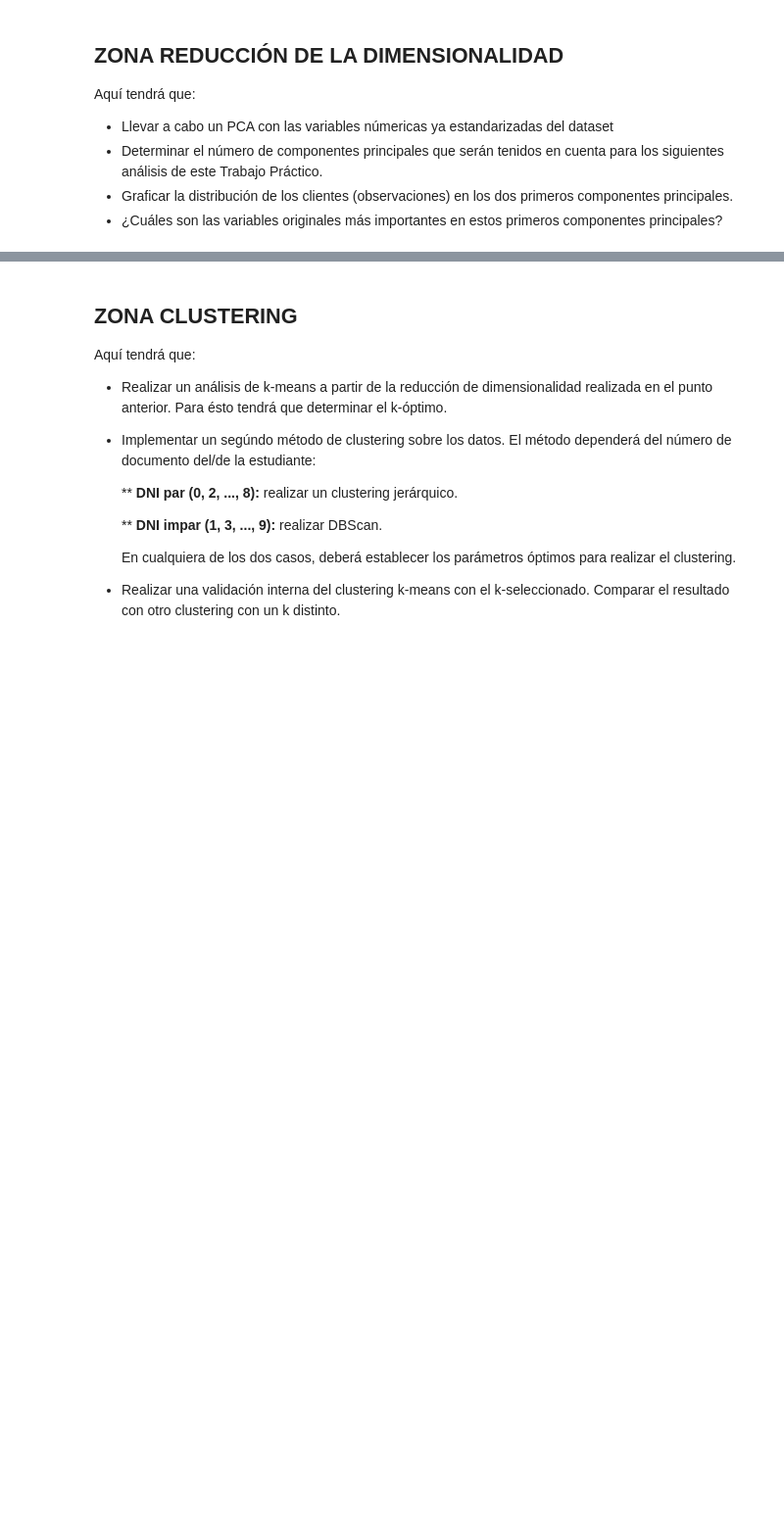
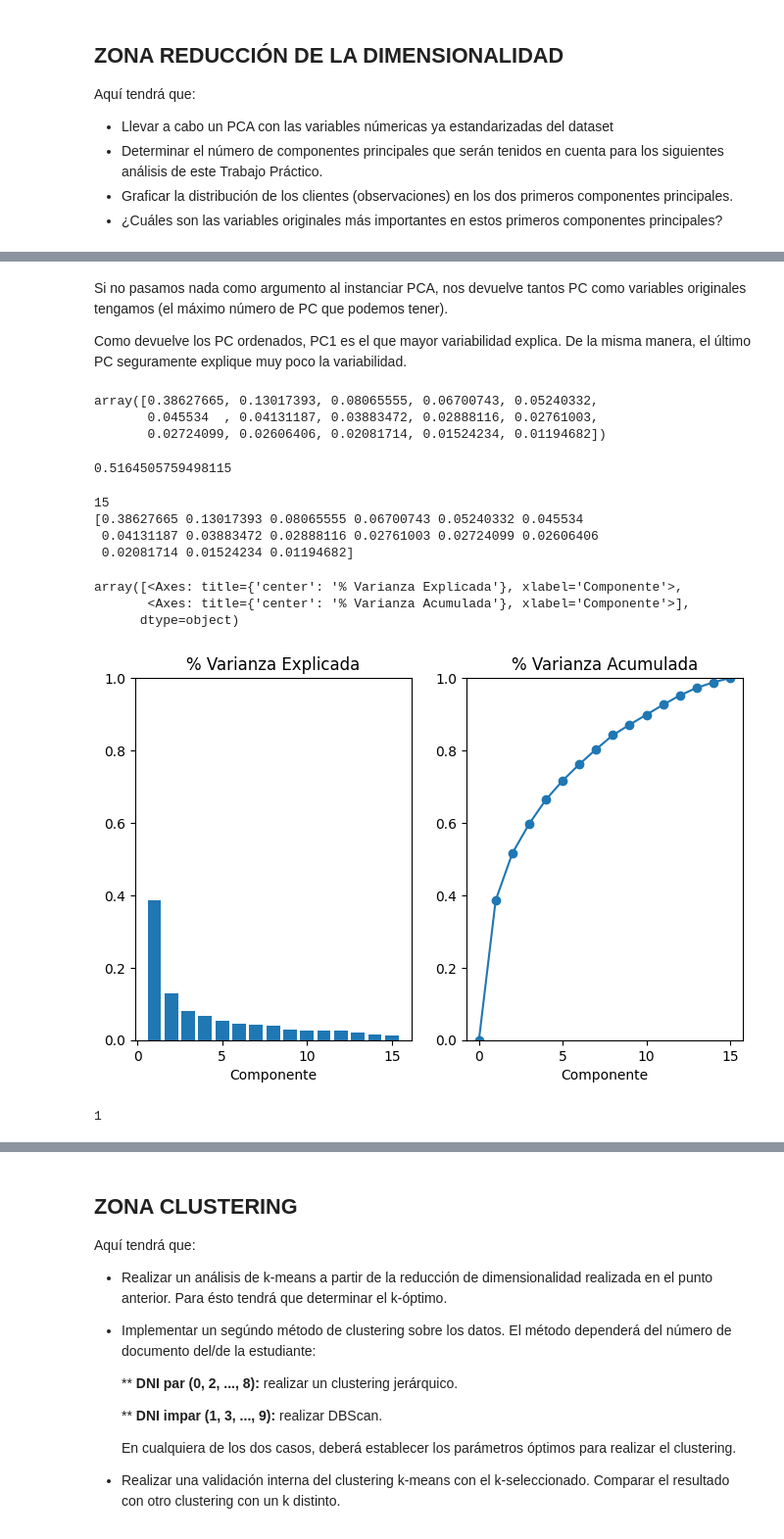
Before and after one commit to DanielIramain/aa-customer-personality-analysis, a Jupyter notebook: IRAMAIN_DANIEL_TP_MANS_2023.ipynb, the cells around one changed output, grey strips where cells are left out. Shown at 98% size. Saved outputs shown, nothing was run; the diff lists cells and outputs as text; code cells hidden in the pictures; blank space fills up the shorter version.

```diff
--- a/IRAMAIN_DANIEL_TP_MANS_2023.ipynb
+++ b/IRAMAIN_DANIEL_TP_MANS_2023.ipynb
@@ -303,0 +360,10 @@ Aquí tendrá que:
+# %%
+#PCA
+pca = PCA()
+data_pca = pca.fit_transform(data)
+
+##Convertimos el resultado en un dataframe
+componentes = [f"PC{i+1}" for i in range(data_pca.shape[1])]
+data_pca = pd.DataFrame(data_pca, columns=componentes)
+
+data_pca.head()
@@ -303,0 +377,67 @@ Aquí tendrá que:
+# %% [markdown]
+Si no pasamos nada como argumento al instanciar PCA, nos devuelve tantos PC como variables originales tengamos (el máximo número de PC que podemos tener).
+
+Como devuelve los PC ordenados, PC1 es el que mayor variabilidad explica. De la misma manera, el último PC seguramente explique muy poco la variabilidad.
+# %%
+#Porcentaje de variabilidad explicado por cada PC
+#devuelvo en forma de array
+pca.explained_variance_ratio_
+# %% [output]
+array([0.38627665, 0.13017393, 0.08065555, 0.06700743, 0.05240332,
+       0.045534  , 0.04131187, 0.03883472, 0.02888116, 0.02761003,
+       0.02724099, 0.02606406, 0.02081714, 0.01524234, 0.01194682])
+# %%
+pc_principales = pca.explained_variance_ratio_[0] + pca.explained_variance_ratio_[1]
+
+pc_principales
+# %% [output]
+0.5164505759498115
+# %%
+#Funcion para graficar el porcentaje de variabilidad explicado
+#en forma individual y acumulada
+def plot_variance(pca, width=8, dpi=100):
+    ##Crear figura
+    fig, axs = plt.subplots(1, 2)
+    n = pca.n_components_
+    grid = np.arange(1, n + 1)
+    ##Variabilidad explicada
+    evr = pca.explained_variance_ratio_
+    axs[0].bar(grid, evr)
+    axs[0].set(
+        xlabel="Componente", title="% Varianza Explicada", ylim=(0.0, 1.0)
+    )
+    ##Variabilidad acumulada
+    cv = np.cumsum(evr)
+    axs[1].plot(np.r_[0, grid], np.r_[0, cv], "o-")
+    axs[1].set(
+        xlabel="Componente", title="% Varianza Acumulada", ylim=(0.0, 1.0)
+    )
+    ##figura
+    fig.set(figwidth=8, dpi=100)
+    return axs
+# %%
+n = pca.n_components_
+evr = pca.explained_variance_ratio_
+
+print(n)
+print(evr)
+# %% [output]
+15
+[0.38627665 0.13017393 0.08065555 0.06700743 0.05240332 0.045534
+ 0.04131187 0.03883472 0.02888116 0.02761003 0.02724099 0.02606406
+ 0.02081714 0.01524234 0.01194682]
+# %%
+plot_variance(pca)
+# %% [output]
+array([<Axes: title={'center': '% Varianza Explicada'}, xlabel='Componente'>,
+       <Axes: title={'center': '% Varianza Acumulada'}, xlabel='Componente'>],
+      dtype=object)
+[figure, added]
+# %%
+kl = KneeLocator(
+    range(1, 16), pca.explained_variance_ratio_, curve="concave",
+    direction="increasing")
+
+kl.elbow
+# %% [output]
+1
```
Also changed, not shown: parts of 12 cells of this notebook.
